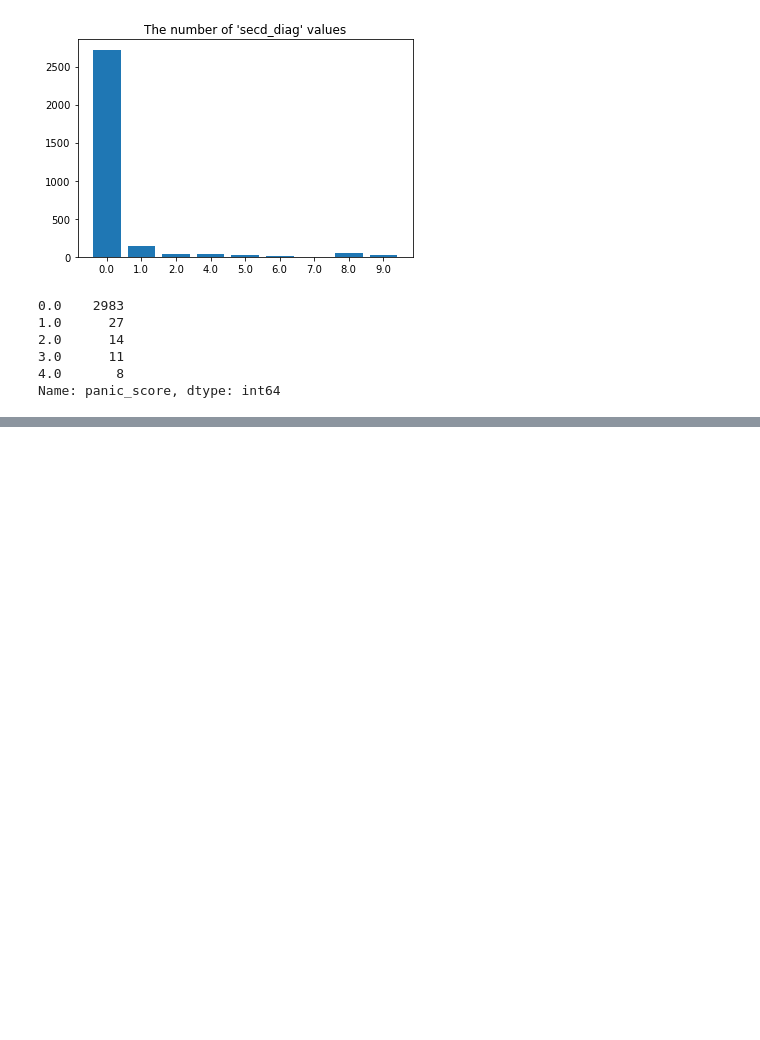
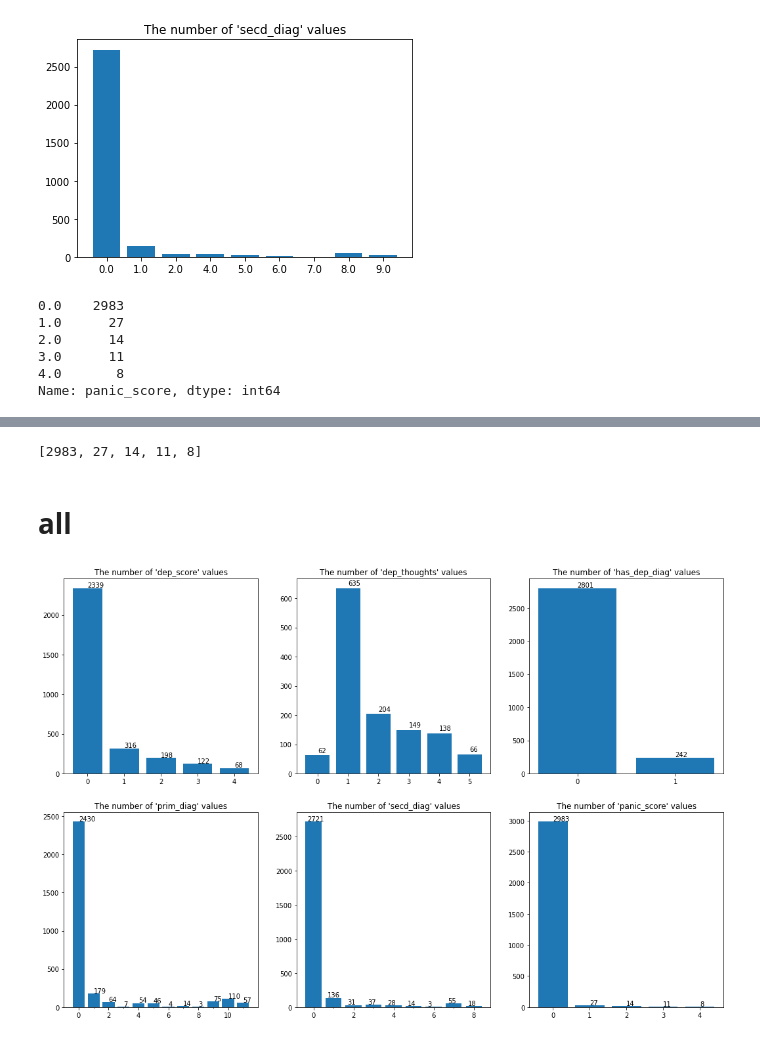
Before and after one commit to tomstark99/COMS30050, a Jupyter notebook: coursework/junoh/each_target_values_numbers.ipynb, the cells around one changed output, grey strips where cells are left out. Drawn from its saved outputs; the diff is of its cells as text; code cells hidden in the pictures; blank space fills up the shorter version.

```diff
--- a/coursework/junoh/each_target_values_numbers.ipynb
+++ b/coursework/junoh/each_target_values_numbers.ipynb
@@ -4,7 +4,7 @@ import matplotlib.pyplot as plt
 import numpy as np
 from sklearn.model_selection import train_test_split
 # %%
-filename = 'processed_data.csv'
+filename = '../data/0&1/processed_data.csv'
 data = pd.read_csv(filename)
 # %%
 data
@@ -240 +248,77 @@ plt.show()
 [figure]
+# %%
+values
+# %% [output]
+[2983, 27, 14, 11, 8]
+# %% [markdown]
+# all
+# %%
+fig, ((ax1, ax2, ax3), (ax4, ax5, ax6)) = plt.subplots(2, 3, figsize=(18, 12))
+
+# dep score
+x = np.arange(len(num_all['dep_score']))
+values = [num_all['dep_score'][i] for i in num_all['dep_score']]
+
+ax1.bar(x, values)
+ax1.set_xticks(x, num_all['dep_score'].keys())
+ax1.set_title("The number of 'dep_score' values")
+
+for i in range(len(values)):
+    ax1.text(i, values[i]+10, values[i])
+
+# dep thoughts
+x = np.arange(len(num_all['dep_thoughts']))
+values = [num_all['dep_thoughts'][i] for i in num_all['dep_thoughts']]
+
+ax2.bar(x, values)
+ax2.set_xticks(x, num_all['dep_thoughts'].keys())
+ax2.set_title("The number of 'dep_thoughts' values")
+
+for i in range(len(values)):
+    ax2.text(i, values[i]+10, values[i])
+
+# has dep_diag
+x = np.arange(len(num_all['has_dep_diag']))
+values = [num_all['has_dep_diag'][i] for i in num_all['has_dep_diag']]
+
+ax3.bar(x, values)
+ax3.set_xticks([0, 1])
+ax3.set_title("The number of 'has_dep_diag' values")
+
+for i in range(len(values)):
+    ax3.text(i, values[i]+10, values[i])
+
+# prim diag
+x = np.arange(len(num_all['prim_diag']))
+values = [num_all['prim_diag'][i] for i in num_all['prim_diag']]
+
+ax4.bar(x, values)
+ax4.set_xticks(x, num_all['prim_diag'].keys())
+ax4.set_title("The number of 'prim_diag' values")
+
+for i in range(len(values)):
+    ax4.text(i, values[i]+10, values[i])
+
+# secd_diag
+x = np.arange(len(num_all['secd_diag']))
+values = [num_all['secd_diag'][i] for i in num_all['secd_diag']]
+
+ax5.bar(x, values)
+ax5.set_xticks(x, num_all['secd_diag'].keys())
+ax5.set_title("The number of 'secd_diag' values")
+
+for i in range(len(values)):
+    ax5.text(i-0.3, values[i]+10, values[i])
+
+# panic score
+x = np.arange(len(num_all['panic_score']))
+values = [num_all['panic_score'][i] for i in num_all['panic_score']]
+
+ax6.bar(x, values)
+ax6.set_xticks(x, num_all['panic_score'].keys())
+ax6.set_title("The number of 'panic_score' values")
+
+for i in range(len(values)):
+    ax6.text(i, values[i]+10, values[i])
+# %% [output]
+[figure, added]
```
Also changed, not shown: parts of 2 cells of this notebook, 2 other files.
